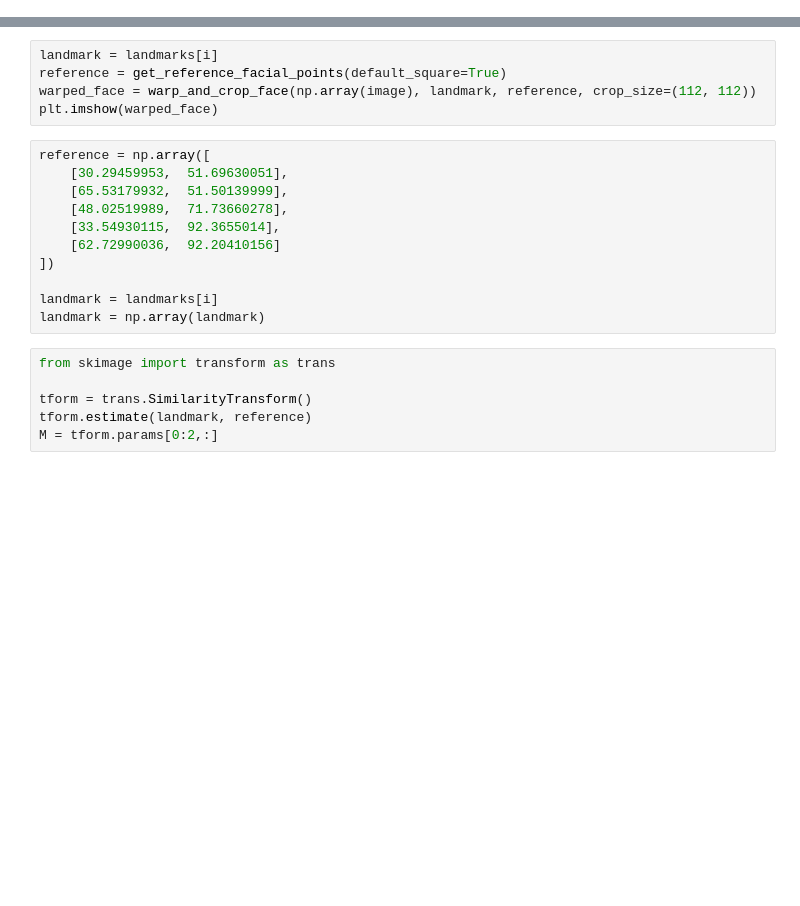
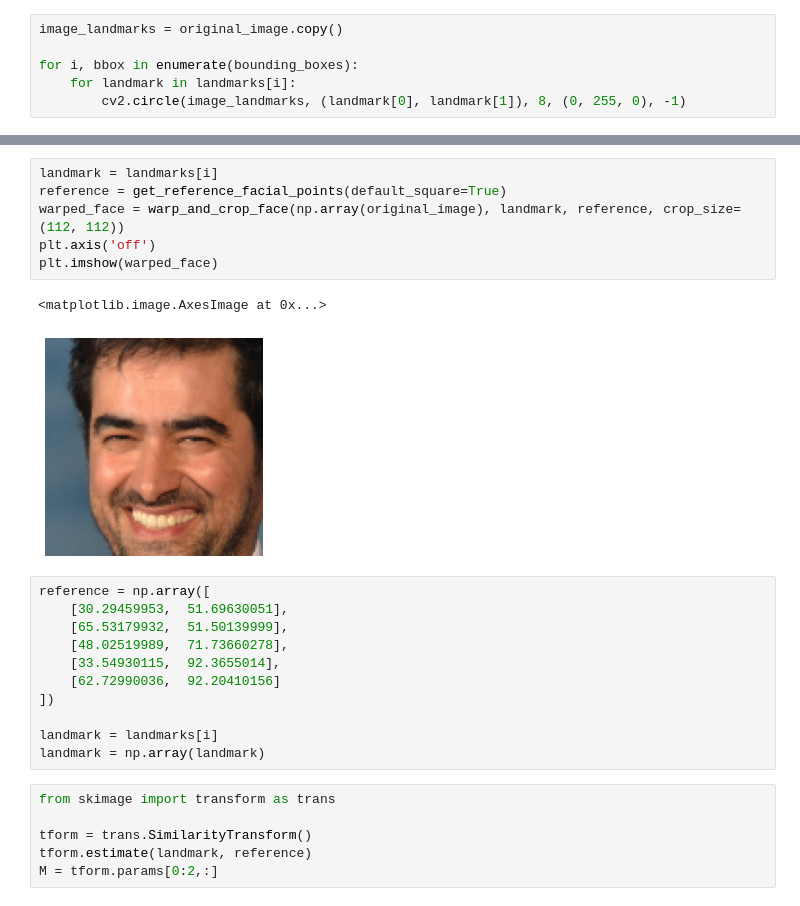
Before and after one commit to SajjadAemmi/Face-Recognition, a Jupyter notebook: Detection.ipynb, the cells around one changed output, grey strips where cells are left out. Cells and saved outputs as stored; diff of their text form; blank space fills up the shorter version.

```diff
--- a/Detection.ipynb
+++ b/Detection.ipynb
@@ -31,0 +39,6 @@ for i, bbox in enumerate(bounding_boxes):
+# %%
+image_landmarks = original_image.copy()
+
+for i, bbox in enumerate(bounding_boxes):
+    for landmark in landmarks[i]:
+        cv2.circle(image_landmarks, (landmark[0], landmark[1]), 8, (0, 255, 0), -1)
@@ -34,8 +55,12 @@ plt.imshow(image)
 # %%
 landmark = landmarks[i]
 reference = get_reference_facial_points(default_square=True)
-warped_face = warp_and_crop_face(np.array(image), landmark, reference, crop_size=(112, 112))
+warped_face = warp_and_crop_face(np.array(original_image), landmark, reference, crop_size=(112, 112))
+plt.axis('off')
 plt.imshow(warped_face)
+# %% [output]
+<matplotlib.image.AxesImage at 0x...>
+[figure, added]
 # %%
 reference = np.array([
     [30.29459953,  51.69630051],
```
Also changed, not shown: parts of 6 cells of this notebook.
